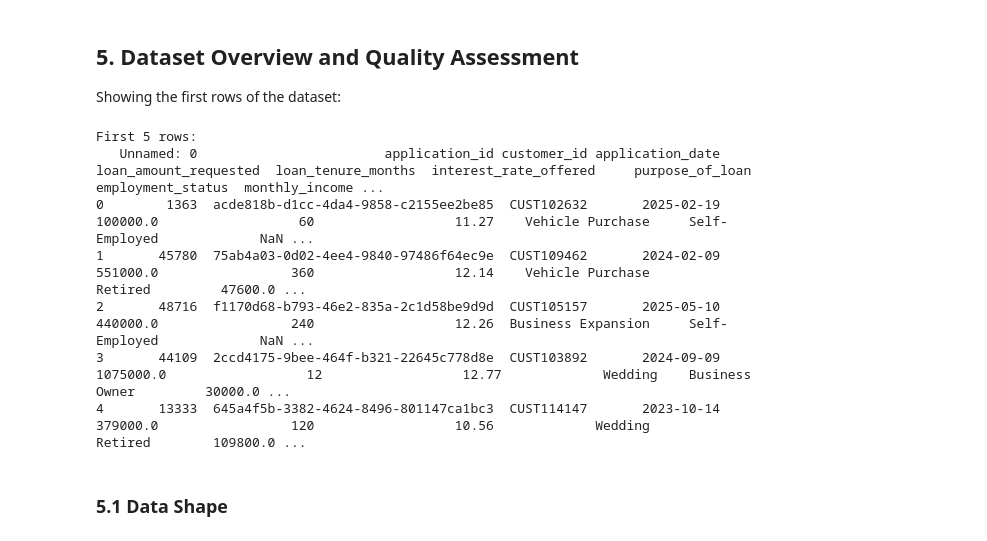
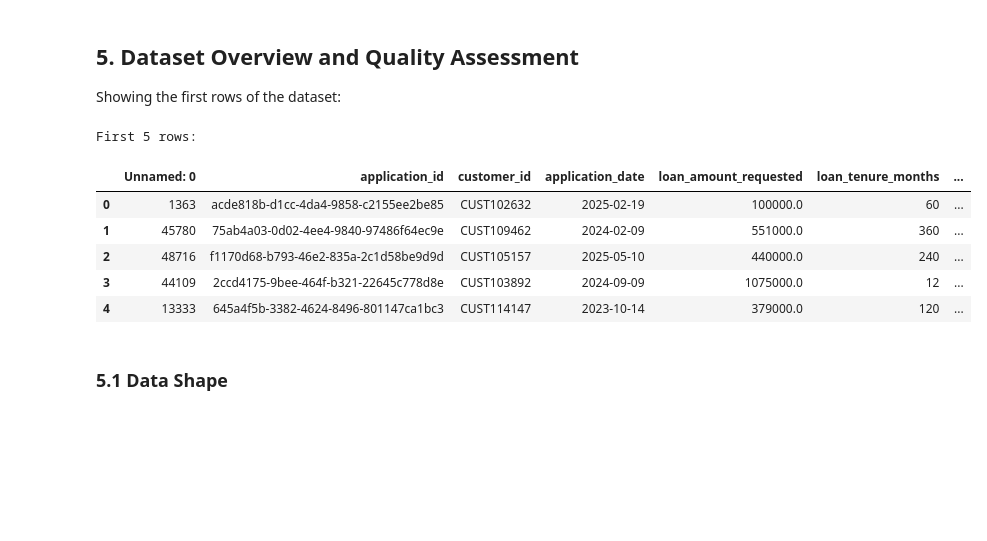
Before and after one commit to raquelmteo/FEP-EDA, a Jupyter notebook: exploratory-data-analysis.ipynb, the cells around one changed output. Cells and saved outputs as stored; diff of their text form; code cells hidden in the pictures; blank space fills up the shorter version.

```diff
--- a/exploratory-data-analysis.ipynb
+++ b/exploratory-data-analysis.ipynb
@@ -92,15 +92,15 @@ df = pd.read_csv('train.csv')
 Showing the first rows of the dataset:
 # %%
 print("First 5 rows:")
-print(df.head())
+df.head()
 # %% [output]
 First 5 rows:
-   Unnamed: 0                        application_id customer_id application_date  loan_amount_requested  loan_tenure_months  interest_rate_offered     purpose_of_loan employment_status  monthly_income ...
-0        1363  acde818b-d1cc-4da4-9858-c2155ee2be85  CUST102632       2025-02-19               100000.0                  60                  11.27    Vehicle Purchase     Self-Employed             NaN ...
-1       45780  75ab4a03-0d02-4ee4-9840-97486f64ec9e  CUST109462       2024-02-09               551000.0                 360                  12.14    Vehicle Purchase           Retired         47600.0 ...
-2       48716  f1170d68-b793-46e2-835a-2c1d58be9d9d  CUST105157       2025-05-10               440000.0                 240                  12.26  Business Expansion     Self-Employed             NaN ...
-3       44109  2ccd4175-9bee-464f-b321-22645c778d8e  CUST103892       2024-09-09              1075000.0                  12                  12.77             Wedding    Business Owner         30000.0 ...
-4       13333  645a4f5b-3382-4624-8496-801147ca1bc3  CUST114147       2023-10-14               379000.0                 120                  10.56             Wedding           Retired        109800.0 ...
+|  | Unnamed: 0 | application_id | customer_id | application_date | loan_amount_requested | loan_tenure_months | ... |
+| 0 | 1363 | acde818b-d1cc-4da4-9858-c2155ee2be85 | CUST102632 | 2025-02-19 | 100000.0 | 60 | ... |
+| 1 | 45780 | 75ab4a03-0d02-4ee4-9840-97486f64ec9e | CUST109462 | 2024-02-09 | 551000.0 | 360 | ... |
+| 2 | 48716 | f1170d68-b793-46e2-835a-2c1d58be9d9d | CUST105157 | 2025-05-10 | 440000.0 | 240 | ... |
+| 3 | 44109 | 2ccd4175-9bee-464f-b321-22645c778d8e | CUST103892 | 2024-09-09 | 1075000.0 | 12 | ... |
+| 4 | 13333 | 645a4f5b-3382-4624-8496-801147ca1bc3 | CUST114147 | 2023-10-14 | 379000.0 | 120 | ... |
 # %% [markdown]
 ### 5.1 Data Shape
 # %%
```
Also changed, not shown: parts of 6 cells of this notebook.
